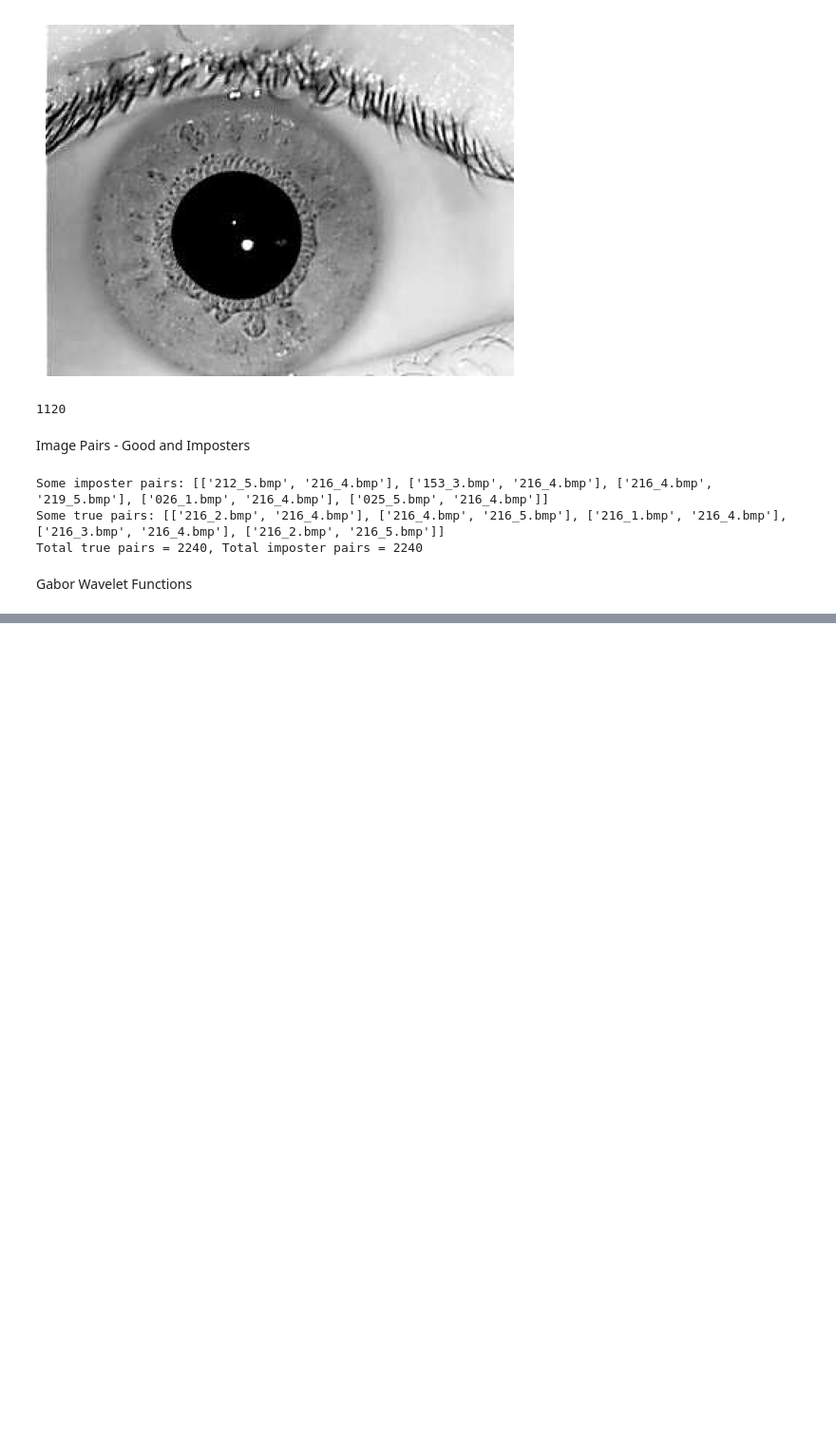
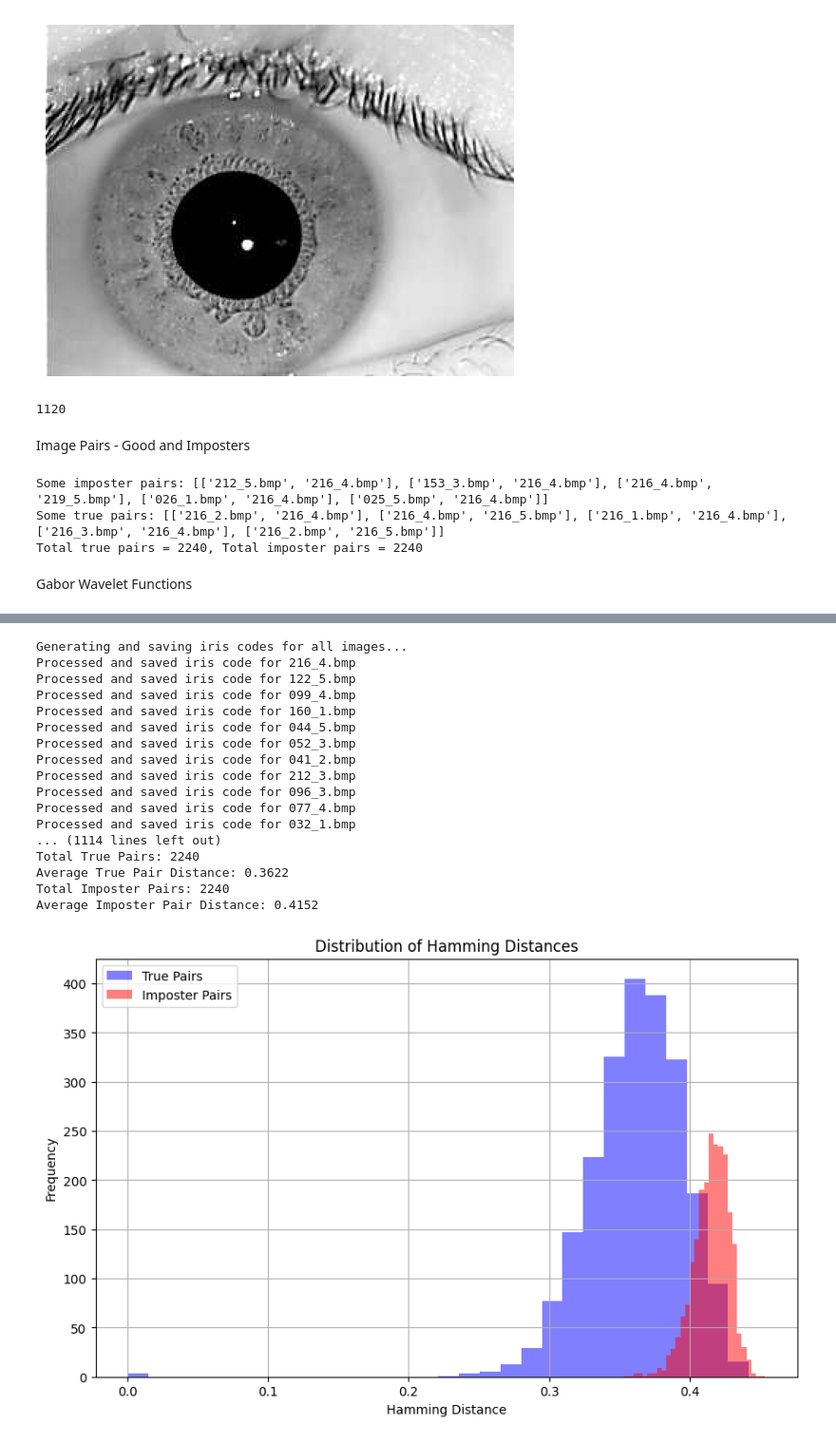
Before and after one commit to Onion-Ninja/iris-code, a Jupyter notebook: main.ipynb, the cells around one changed output, grey strips where cells are left out. Shown at 95% size. Saved outputs shown, nothing was run; the diff lists cells and outputs as text; code cells hidden in the pictures; blank space fills up the shorter version.

Commit message:
Implemented Pipeline

```diff
--- a/main.ipynb
+++ b/main.ipynb
@@ -180,0 +376,73 @@ def pipeline():
+# %%
+def pipeline():
+    # Directories for normalized images and iris codes
+    normalized_dir = 'datasets/IITD/Normalized_Images'
+    codes_dir = 'iris_codes/'
+
+    Path(codes_dir).mkdir(parents=True, exist_ok=True)
+
+    all_entries = os.listdir(normalized_dir)
+    filenames = [entry for entry in all_entries if os.path.isfile(os.path.join(normalized_dir, entry))]
+
+    imposter_pairs_per_user = 10
+    true_pairs, imposter_pairs = generate_pairs(filenames, imposter_pairs_per_user)
+
+    print("Generating and saving iris codes for all images...")
+    for filename in filenames:
+        process_and_save_iris_code(filename, normalized_dir, codes_dir)
+    print("Iris code generation complete.")
+
+    true_distances = []
+    print("Calculating Hamming distances for true pairs...")
+    for pair in true_pairs:
+        file1, file2 = pair
+        code1 = np.load(os.path.join(codes_dir, os.path.splitext(file1)[0] + '.npy'))
+        code2 = np.load(os.path.join(codes_dir, os.path.splitext(file2)[0] + '.npy'))
+        distance = calculate_hamming_distance(code1, code2)
+        true_distances.append(distance)
+
+    imposter_distances = []
+    print("Calculating Hamming distances for imposter pairs...")
+    for pair in imposter_pairs:
+        file1, file2 = pair
+        code1 = np.load(os.path.join(codes_dir, os.path.splitext(file1)[0] + '.npy'))
+        code2 = np.load(os.path.join(codes_dir, os.path.splitext(file2)[0] + '.npy'))
+        distance = calculate_hamming_distance(code1, code2)
+        imposter_distances.append(distance)
+
+    print("\n--- Evaluation Results ---")
+    print(f"Total True Pairs: {len(true_pairs)}")
+    print(f"Average True Pair Distance: {np.mean(true_distances):.4f}")
+    print(f"Total Imposter Pairs: {len(imposter_pairs)}")
+    print(f"Average Imposter Pair Distance: {np.mean(imposter_distances):.4f}")
+
+    plt.figure(figsize=(10, 6))
+    plt.hist(true_distances, bins=30, alpha=0.5, label='True Pairs', color='blue')
+    plt.hist(imposter_distances, bins=30, alpha=0.5, label='Imposter Pairs', color='red')
+    plt.title('Distribution of Hamming Distances')
+    plt.xlabel('Hamming Distance')
+    plt.ylabel('Frequency')
+    plt.legend()
+    plt.grid(True)
+    plt.show()
+
+pipeline()
+# %% [output]
+Generating and saving iris codes for all images...
+Processed and saved iris code for 216_4.bmp
+Processed and saved iris code for 122_5.bmp
+Processed and saved iris code for 099_4.bmp
+Processed and saved iris code for 160_1.bmp
+Processed and saved iris code for 044_5.bmp
+Processed and saved iris code for 052_3.bmp
+Processed and saved iris code for 041_2.bmp
+Processed and saved iris code for 212_3.bmp
+Processed and saved iris code for 096_3.bmp
+Processed and saved iris code for 077_4.bmp
+Processed and saved iris code for 032_1.bmp
+... (1114 lines left out)
+Total True Pairs: 2240
+Average True Pair Distance: 0.3622
+Total Imposter Pairs: 2240
+Average Imposter Pair Distance: 0.4152
+[figure, added]
```
Also changed, not shown: parts of 16 cells of this notebook, 1 other file.
